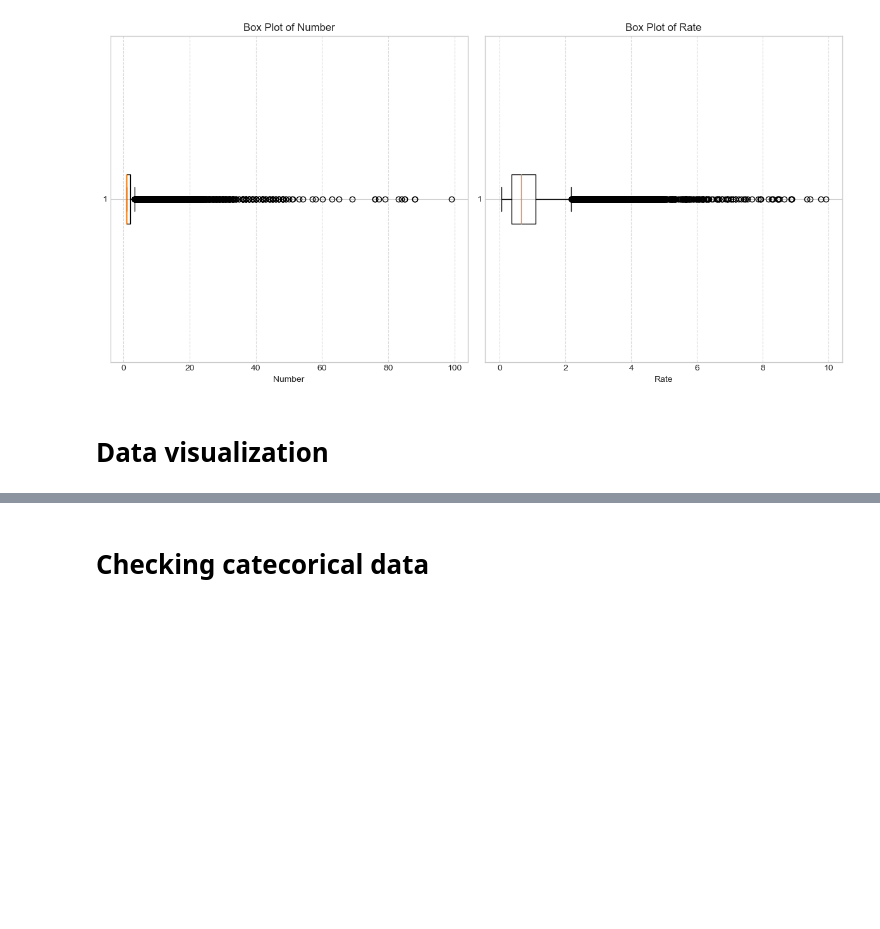
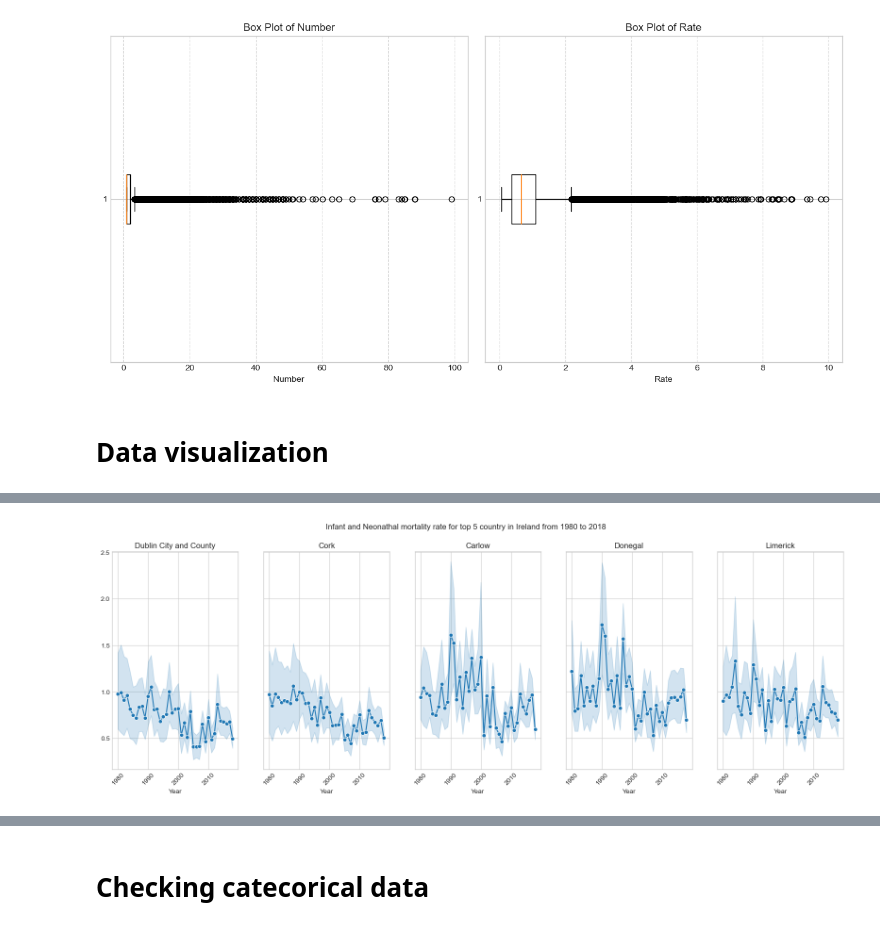
Before and after one commit to Paolacrir/CA1, a Jupyter notebook: Infant and Neonatal Mortality.ipynb, the cells around one changed output, grey strips where cells are left out. Saved outputs shown, nothing was run; the diff lists cells and outputs as text; code cells hidden in the pictures; blank space fills up the shorter version.

```diff
--- a/Infant and Neonatal Mortality.ipynb
+++ b/Infant and Neonatal Mortality.ipynb
@@ -457,0 +450,13 @@ plt.show()
+# %%
+l=['Dublin City and County', 'Cork', 'Carlow','Donegal','Limerick']
+fig, axes = plt.subplots(1, 5, figsize=(20, 6), sharey=True)
+for i in range(len(l)):
+    df = Mortality_rate[Mortality_rate['Area']==l[i]]
+    sns.lineplot(data=df,x='Year',y='Rate',ax=axes[i],marker='o')
+    axes[i].set_ylabel("")
+    axes[i].set_title(l[i])
+    axes[i].tick_params(axis='x', rotation=45)
+fig.suptitle("Infant and Neonathal mortality rate for top 5 country in Ireland from 1980 to 2018")
+fig.show()
+# %% [output]
+[figure, added]
```
Also changed, not shown: parts of 34 cells of this notebook.
